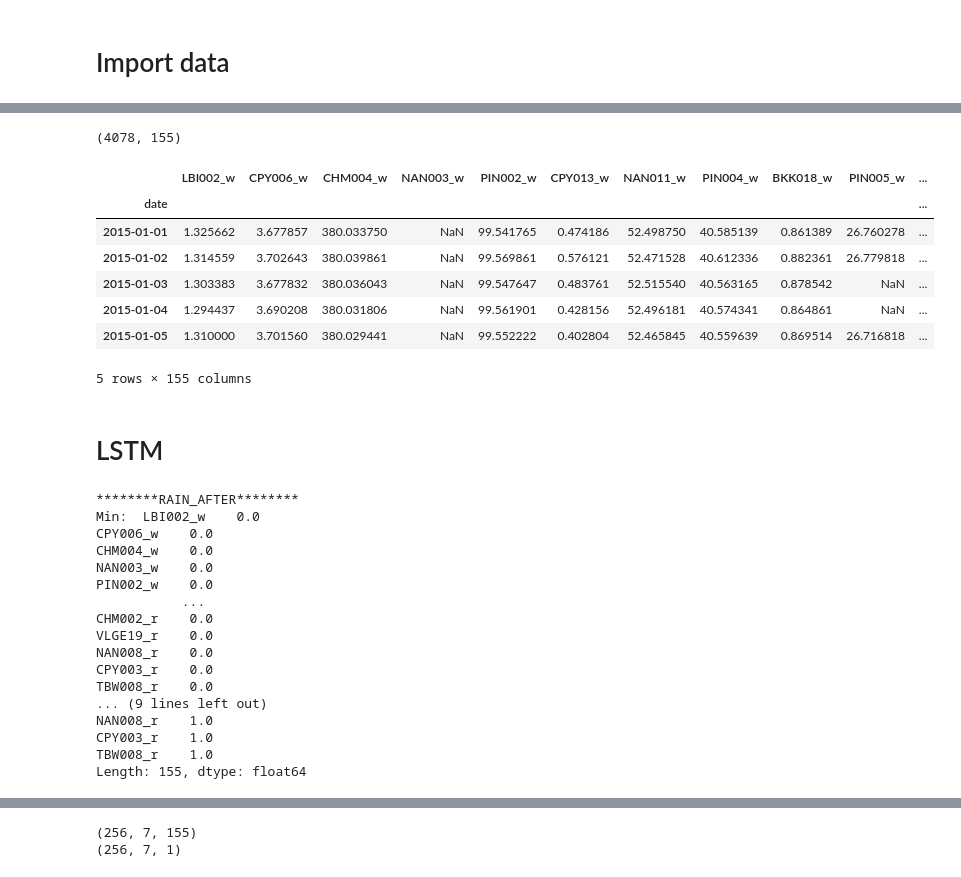
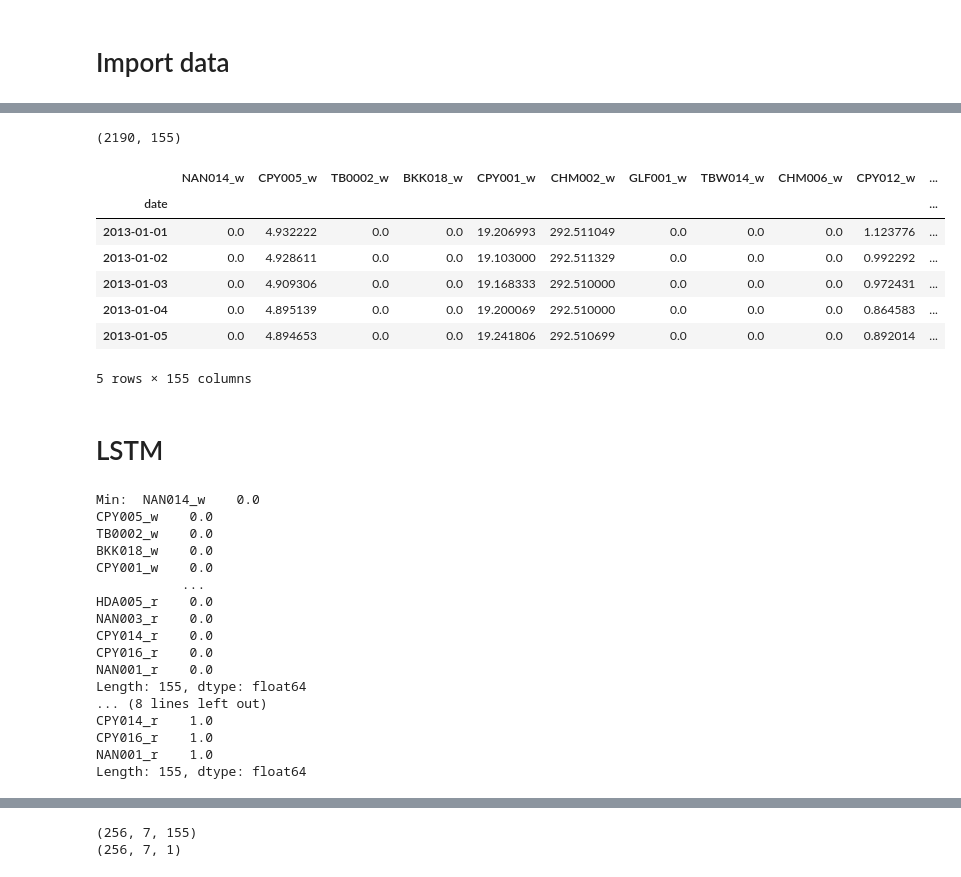
Before and after one commit to SB91ko/ChaoprayaRiver_WaterLV_prediction, a Jupyter notebook: Trial_LSTM.ipynb, the cells around one changed output, grey strips where cells are left out. Saved outputs shown, nothing was run; the diff lists cells and outputs as text; code cells hidden in the pictures.

```diff
--- a/Trial_LSTM.ipynb
+++ b/Trial_LSTM.ipynb
@@ -50,0 +12,7 @@ df.head()
+# %%
+rain = 'data/instant_data/rain.csv'
+water = 'data/instant_data/water.csv'
+rw = prep_data.instant_df(rain_csv=rain,water_csv=water)
+# df_water = rw.water_df
+# df_rain = rw.rain_df
+df = rw.df
@@ -50,0 +37,3 @@ df.head()
+# %%
+rw = prep_data.instant_df(rain_csv=rain,water_csv=water,start='2013')
+df = rw.df
@@ -51,17 +89,18 @@ df.head()
 # %%
 #df = df.interpolate(method='pad', limit=30) # selected period, interporlation missing value
 #df.dropna(axis=1,inplace=True) # drop na stations
 print(df.shape)
+df = df.fillna(0)
 df.head()
 # %% [output]
-(4078, 155)
+(2190, 155)
-|  | LBI002_w | CPY006_w | CHM004_w | NAN003_w | PIN002_w | CPY013_w | NAN011_w | PIN004_w | BKK018_w | PIN005_w | ... |
+|  | NAN014_w | CPY005_w | TB0002_w | BKK018_w | CPY001_w | CHM002_w | GLF001_w | TBW014_w | CHM006_w | CPY012_w | ... |
 | date |  |  |  |  |  |  |  |  |  |  | ... |
-| 2015-01-01 | 1.325662 | 3.677857 | 380.033750 | NaN | 99.541765 | 0.474186 | 52.498750 | 40.585139 | 0.861389 | 26.760278 | ... |
-| 2015-01-02 | 1.314559 | 3.702643 | 380.039861 | NaN | 99.569861 | 0.576121 | 52.471528 | 40.612336 | 0.882361 | 26.779818 | ... |
-| 2015-01-03 | 1.303383 | 3.677832 | 380.036043 | NaN | 99.547647 | 0.483761 | 52.515540 | 40.563165 | 0.878542 | NaN | ... |
-| 2015-01-04 | 1.294437 | 3.690208 | 380.031806 | NaN | 99.561901 | 0.428156 | 52.496181 | 40.574341 | 0.864861 | NaN | ... |
-| 2015-01-05 | 1.310000 | 3.701560 | 380.029441 | NaN | 99.552222 | 0.402804 | 52.465845 | 40.559639 | 0.869514 | 26.716818 | ... |
+| 2013-01-01 | 0.0 | 4.932222 | 0.0 | 0.0 | 19.206993 | 292.511049 | 0.0 | 0.0 | 0.0 | 1.123776 | ... |
+| 2013-01-02 | 0.0 | 4.928611 | 0.0 | 0.0 | 19.103000 | 292.511329 | 0.0 | 0.0 | 0.0 | 0.992292 | ... |
+| 2013-01-03 | 0.0 | 4.909306 | 0.0 | 0.0 | 19.168333 | 292.510000 | 0.0 | 0.0 | 0.0 | 0.972431 | ... |
+| 2013-01-04 | 0.0 | 4.895139 | 0.0 | 0.0 | 19.200069 | 292.510000 | 0.0 | 0.0 | 0.0 | 0.864583 | ... |
+| 2013-01-05 | 0.0 | 4.894653 | 0.0 | 0.0 | 19.241806 | 292.510699 | 0.0 | 0.0 | 0.0 | 0.892014 | ... |
 5 rows × 155 columns
 # %% [markdown]
 # LSTM
@@ -75,29 +114,29 @@ from sklearn.preprocessing import MinMaxScaler
 # print("********RAIN_BEFORE********")
 # print("Min: ", np.min(df))
 # print("Max: ", np.max(df))
-print("********RAIN_AFTER********")
+#print("********RAIN_AFTER********")
 scaler = MinMaxScaler()
 df[df.columns] = scaler.fit_transform(df[df.columns])
 #y = scaler.fit_transform(y)
 print("Min: ", np.min(df))
 print("Max: ", np.max(df))
 # %% [output]
-********RAIN_AFTER********
-Min:  LBI002_w    0.0
-CPY006_w    0.0
-CHM004_w    0.0
-NAN003_w    0.0
-PIN002_w    0.0
+Min:  NAN014_w    0.0
+CPY005_w    0.0
+TB0002_w    0.0
+BKK018_w    0.0
+CPY001_w    0.0
            ...
-CHM002_r    0.0
-VLGE19_r    0.0
-NAN008_r    0.0
-CPY003_r    0.0
-TBW008_r    0.0
-... (9 lines left out)
-NAN008_r    1.0
-CPY003_r    1.0
-TBW008_r    1.0
+HDA005_r    0.0
+NAN003_r    0.0
+CPY014_r    0.0
+CPY016_r    0.0
+NAN001_r    0.0
 Length: 155, dtype: float64
+... (8 lines left out)
+CPY014_r    1.0
+CPY016_r    1.0
+NAN001_r    1.0
+Length: 155, dtype: float64
 # %%
 timelag = 7
```
Also changed, not shown: parts of 16 cells of this notebook, 5 other files.
